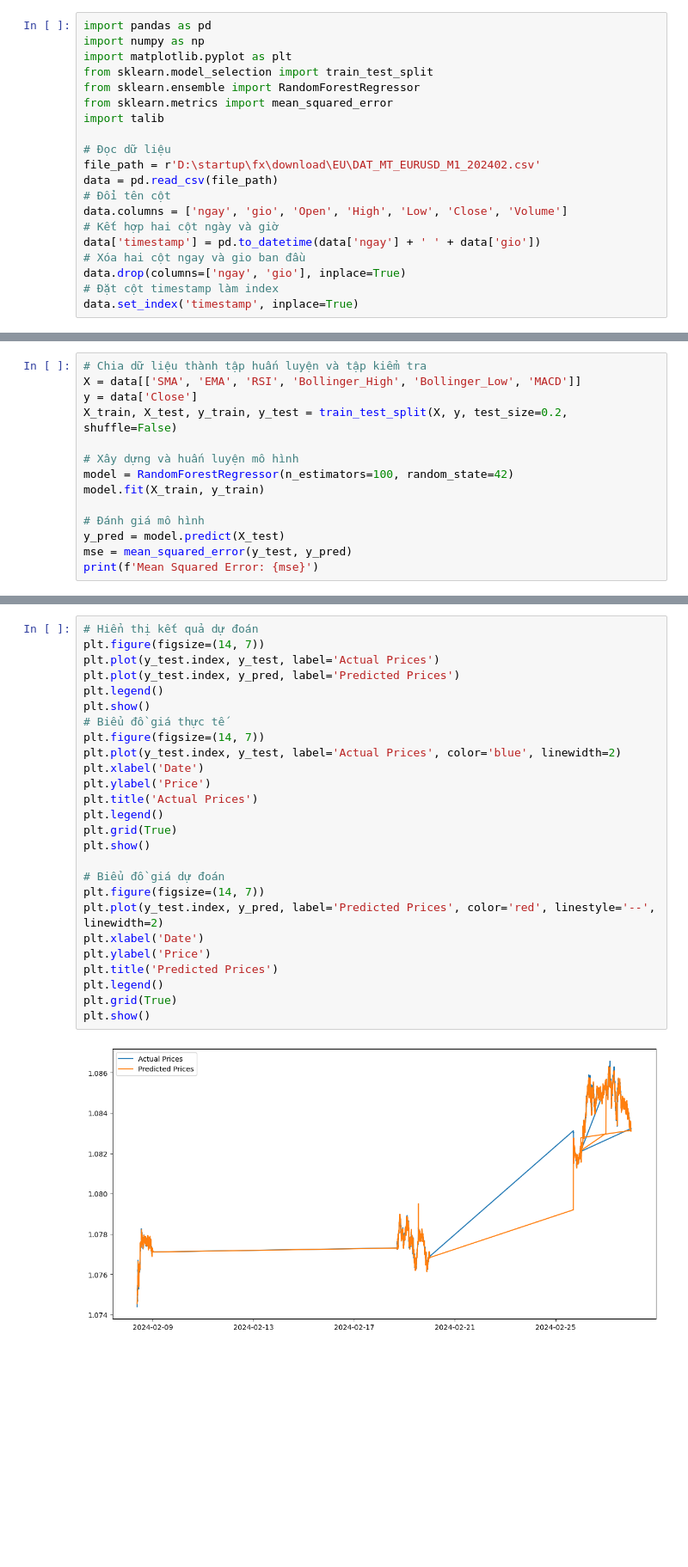
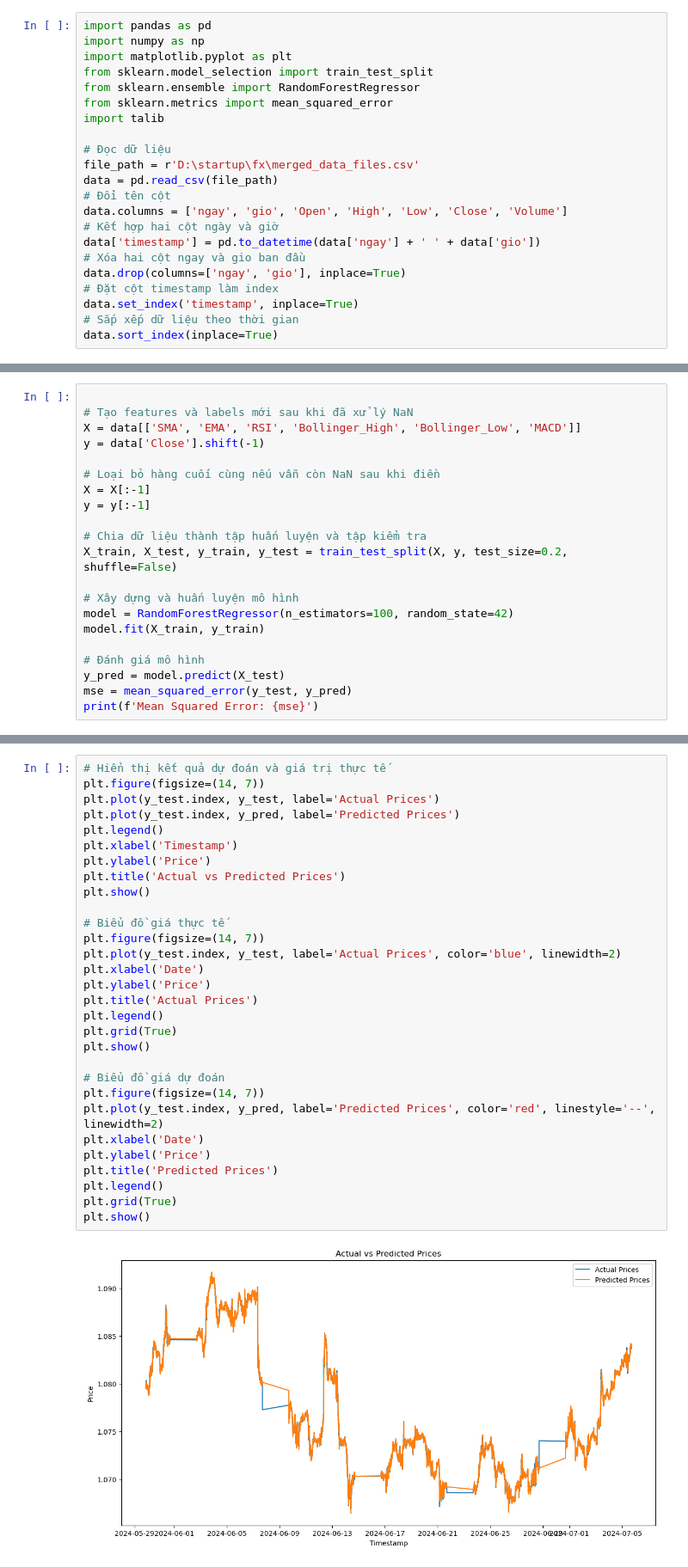
Before and after one commit to kimcuong2407/fx, a Jupyter notebook: random_forest.ipynb, the cells around one changed output, grey strips where cells are left out. Shown: that part at 86% size. Saved outputs shown, nothing was run; the diff lists cells and outputs as text; blank space fills up the shorter version.

```diff
--- a/random_forest.ipynb
+++ b/random_forest.ipynb
@@ -8,7 +8,7 @@ from sklearn.metrics import mean_squared_error
 import talib
 
 # Đọc dữ liệu
-file_path = r'D:\startup\fx\download\EU\DAT_MT_EURUSD_M1_202402.csv'
+file_path = r'D:\startup\fx\merged_data_files.csv'
 data = pd.read_csv(file_path)
 # Đổi tên cột
 data.columns = ['ngay', 'gio', 'Open', 'High', 'Low', 'Close', 'Volume']
@@ -18,6 +18,8 @@ data['timestamp'] = pd.to_datetime(data['ngay'] + ' ' + data['gio'])
 data.drop(columns=['ngay', 'gio'], inplace=True)
 # Đặt cột timestamp làm index
 data.set_index('timestamp', inplace=True)
+# Sắp xếp dữ liệu theo thời gian
+data.sort_index(inplace=True)
 # %%
 #Tính toán các chỉ báo kỹ thuật
 data['SMA'] = talib.SMA(data['Close'], timeperiod=20)
@@ -52,7 +54,14 @@ timestamp
 # %%
+
+# Tạo features và labels mới sau khi đã xử lý NaN
+X = data[['SMA', 'EMA', 'RSI', 'Bollinger_High', 'Bollinger_Low', 'MACD']]
+y = data['Close'].shift(-1)
+
+# Loại bỏ hàng cuối cùng nếu vẫn còn NaN sau khi điền
+X = X[:-1]
+y = y[:-1]
+
 # Chia dữ liệu thành tập huấn luyện và tập kiểm tra
-X = data[['SMA', 'EMA', 'RSI', 'Bollinger_High', 'Bollinger_Low', 'MACD']]
-y = data['Close']
 X_train, X_test, y_train, y_test = train_test_split(X, y, test_size=0.2, shuffle=False)
 
 # Xây dựng và huấn luyện mô hình
@@ -68,28 +77,32 @@ Mean Squared Error: 1.3096559293431441e-08
 # %%
-# Hiển thị kết quả dự đoán
+# Hiển thị kết quả dự đoán và giá trị thực tế
 plt.figure(figsize=(14, 7))
 plt.plot(y_test.index, y_test, label='Actual Prices')
 plt.plot(y_test.index, y_pred, label='Predicted Prices')
 plt.legend()
+plt.xlabel('Timestamp')
+plt.ylabel('Price')
+plt.title('Actual vs Predicted Prices')
 plt.show()
+
 # Biểu đồ giá thực tế
 plt.figure(figsize=(14, 7))
 plt.plot(y_test.index, y_test, label='Actual Prices', color='blue', linewidth=2)
 plt.xlabel('Date')
 plt.ylabel('Price')
 plt.title('Actual Prices')
 plt.legend()
 plt.grid(True)
 plt.show()
 
 # Biểu đồ giá dự đoán
 plt.figure(figsize=(14, 7))
 plt.plot(y_test.index, y_pred, label='Predicted Prices', color='red', linestyle='--', linewidth=2)
 plt.xlabel('Date')
 plt.ylabel('Price')
 plt.title('Predicted Prices')
 plt.legend()
 plt.grid(True)
 plt.show()
 # %% [output]
-[figure, old version]
+[figure, new version]
```
Also changed, not shown: parts of 5 cells of this notebook.
